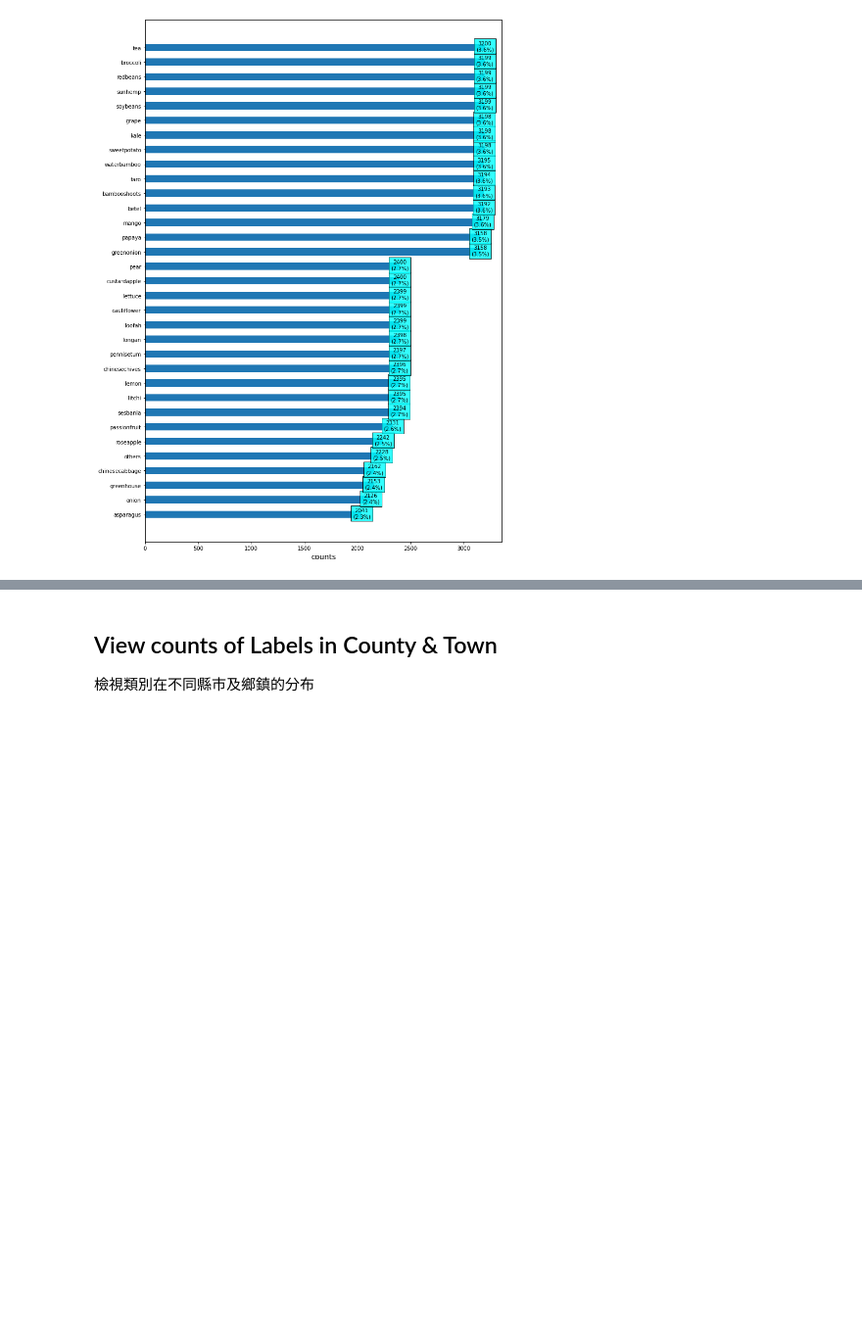
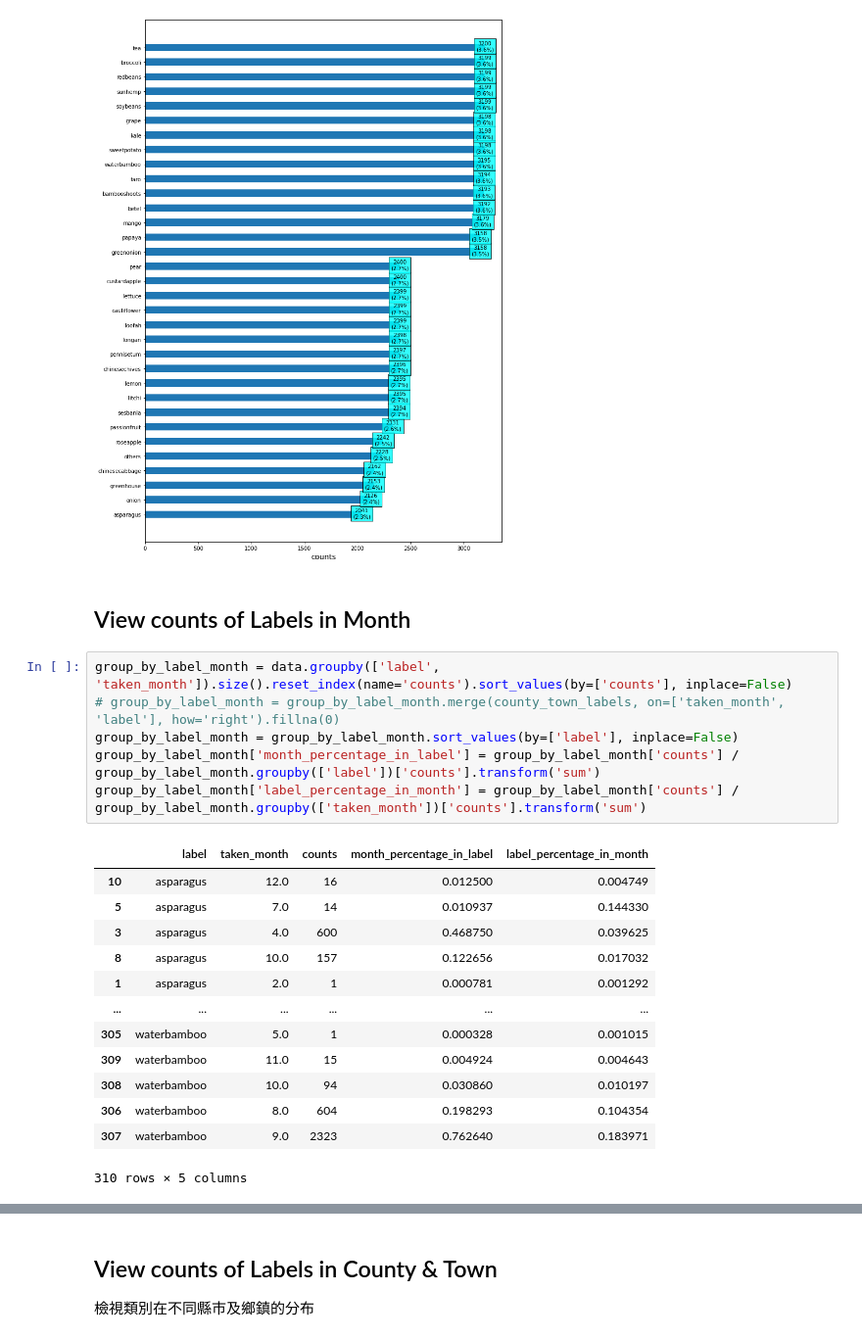
Before and after one commit to siang-chang/aidea-farmland-crops-autumn-personal, a Jupyter notebook: src/analysis/analysis.ipynb, the cells around one changed output, grey strips where cells are left out. Shown: that part at 98% size. Cells and saved outputs as stored; diff of their text form; blank space fills up the shorter version.

```diff
--- a/src/analysis/analysis.ipynb
+++ b/src/analysis/analysis.ipynb
@@ -205,3 +205,25 @@ plt.xlabel('counts', fontsize=14)
 plt.show()
 # %% [output]
 [figure]
+# %% [markdown]
+## View counts of Labels in Month
+# %%
+group_by_label_month = data.groupby(['label', 'taken_month']).size().reset_index(name='counts').sort_values(by=['counts'], inplace=False)
+# group_by_label_month = group_by_label_month.merge(county_town_labels, on=['taken_month', 'label'], how='right').fillna(0)
+group_by_label_month = group_by_label_month.sort_values(by=['label'], inplace=False)
+group_by_label_month['month_percentage_in_label'] = group_by_label_month['counts'] / group_by_label_month.groupby(['label'])['counts'].transform('sum')
+group_by_label_month['label_percentage_in_month'] = group_by_label_month['counts'] / group_by_label_month.groupby(['taken_month'])['counts'].transform('sum')
+# %% [output]
+|  | label | taken_month | counts | month_percentage_in_label | label_percentage_in_month |
+| 10 | asparagus | 12.0 | 16 | 0.012500 | 0.004749 |
+| 5 | asparagus | 7.0 | 14 | 0.010937 | 0.144330 |
+| 3 | asparagus | 4.0 | 600 | 0.468750 | 0.039625 |
+| 8 | asparagus | 10.0 | 157 | 0.122656 | 0.017032 |
+| 1 | asparagus | 2.0 | 1 | 0.000781 | 0.001292 |
+| ... | ... | ... | ... | ... | ... |
+| 305 | waterbamboo | 5.0 | 1 | 0.000328 | 0.001015 |
+| 309 | waterbamboo | 11.0 | 15 | 0.004924 | 0.004643 |
+| 308 | waterbamboo | 10.0 | 94 | 0.030860 | 0.010197 |
+| 306 | waterbamboo | 8.0 | 604 | 0.198293 | 0.104354 |
+| 307 | waterbamboo | 9.0 | 2323 | 0.762640 | 0.183971 |
+310 rows × 5 columns
```
Also changed, not shown: parts of 1 cell of this notebook, 1 other file.
